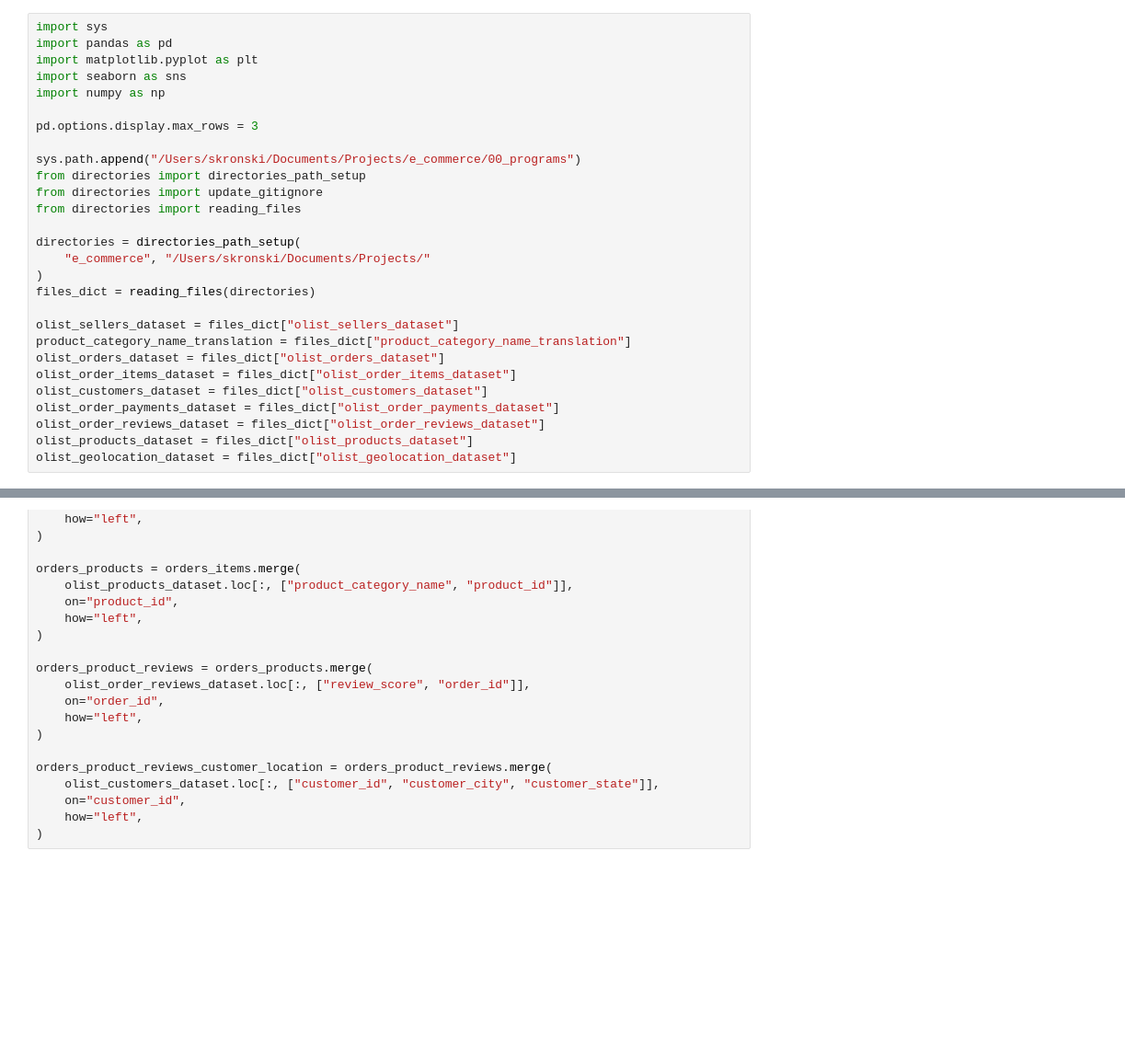
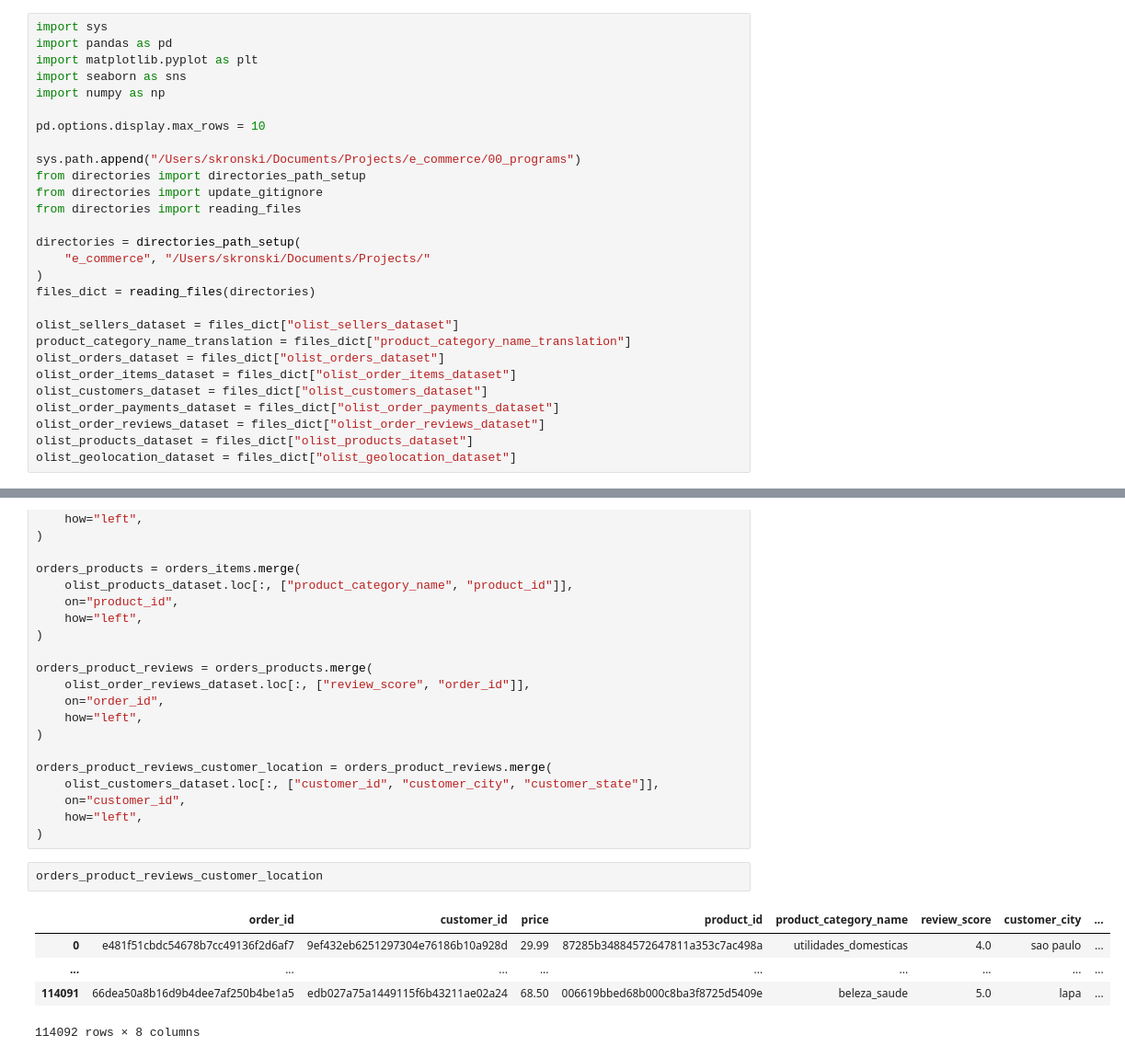
Before and after one commit to Skronski/e_commerce, a Jupyter notebook: 00_programs/recommendation_engine.ipynb, the cells around one changed output, grey strips where cells are left out. Shown at 92% size. Saved outputs shown, nothing was run; the diff lists cells and outputs as text; blank space fills up the shorter version.

```diff
--- a/00_programs/recommendation_engine.ipynb
+++ b/00_programs/recommendation_engine.ipynb
@@ -24,7 +24,7 @@ import matplotlib.pyplot as plt
 import seaborn as sns
 import numpy as np
 
-pd.options.display.max_rows = 3
+pd.options.display.max_rows = 10
 
 sys.path.append("/Users/skronski/Documents/Projects/e_commerce/00_programs")
 from directories import directories_path_setup
@@ -153,3 +146,11 @@ orders_product_reviews_customer_location = orders_product_reviews.merge(
     on="customer_id",
     how="left",
 )
+# %%
+orders_product_reviews_customer_location
+# %% [output]
+|  | order_id | customer_id | price | product_id | product_category_name | review_score | customer_city | ... |
+| 0 | e481f51cbdc54678b7cc49136f2d6af7 | 9ef432eb6251297304e76186b10a928d | 29.99 | 87285b34884572647811a353c7ac498a | utilidades_domesticas | 4.0 | sao paulo | ... |
+| ... | ... | ... | ... | ... | ... | ... | ... | ... |
+| 114091 | 66dea50a8b16d9b4dee7af250b4be1a5 | edb027a75a1449115f6b43211ae02a24 | 68.50 | 006619bbed68b000c8ba3f8725d5409e | beleza_saude | 5.0 | lapa | ... |
+114092 rows × 8 columns
```
Also changed, not shown: parts of 4 cells of this notebook.
